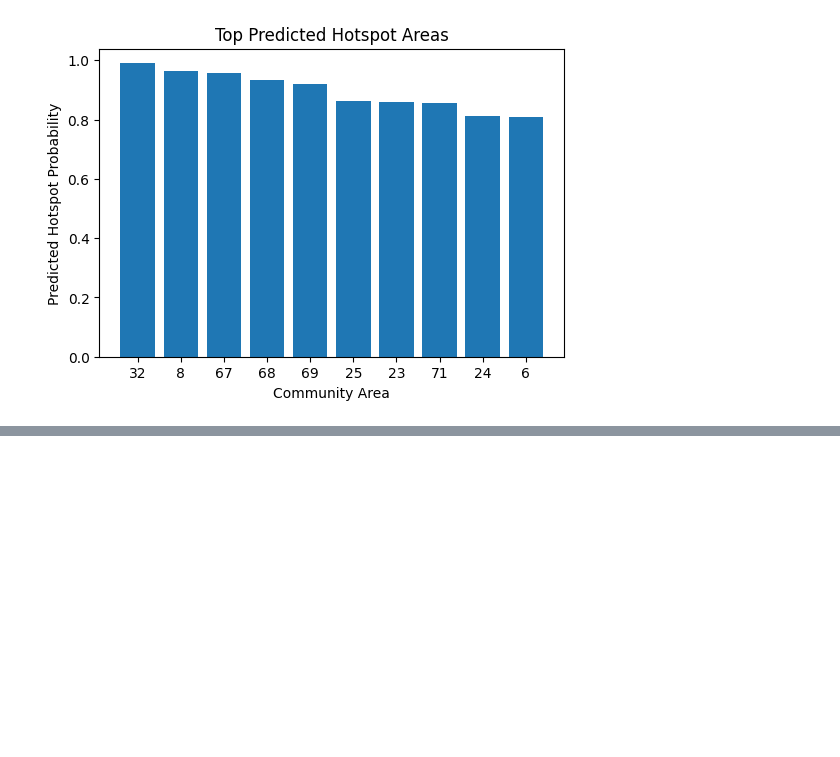
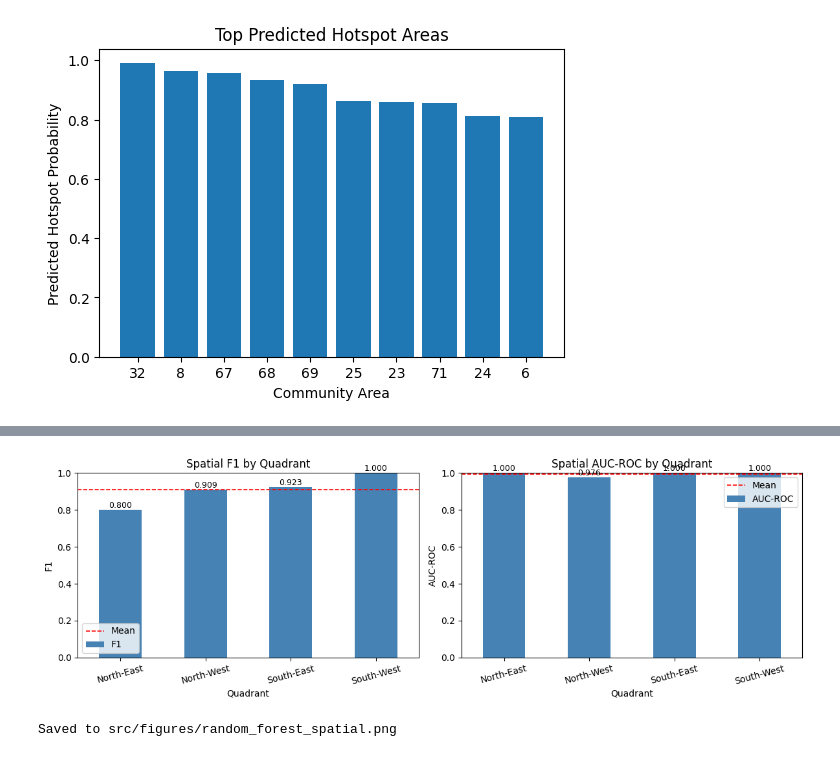
Before and after one commit to LisazhenYANG/IT5006-Group-Project, a Jupyter notebook: notebooks/random_forest.ipynb, the cells around one changed output, grey strips where cells are left out. Saved outputs shown, nothing was run; the diff lists cells and outputs as text; code cells hidden in the pictures; blank space fills up the shorter version.

Commit message:
Added Spatial Quadrant-Based Evaluation for Random forest Performance

```diff
--- a/notebooks/random_forest.ipynb
+++ b/notebooks/random_forest.ipynb
@@ -338,0 +392,22 @@ plt.show()
+# %%
+# Visualize spatial performance
+fig, axes = plt.subplots(1, 2, figsize=(12, 4))
+
+for ax, metric in zip(axes, ['F1', 'AUC-ROC']):
+    spatial_results_df[metric].plot(kind='bar', ax=ax, color='steelblue', rot=15)
+    ax.set_title(f'Spatial {metric} by Quadrant')
+    ax.set_ylabel(metric)
+    ax.set_ylim(0, 1)
+    ax.axhline(spatial_results_df[metric].mean(), color='red',
+               linestyle='--', linewidth=1.2, label='Mean')
+    ax.legend()
+    for i, v in enumerate(spatial_results_df[metric]):
+        ax.text(i, v + 0.01, f'{v:.3f}', ha='center', fontsize=9)
+
+plt.tight_layout()
+plt.savefig('../src/figures/random_forest_spatial.png', dpi=150, bbox_inches='tight')
+plt.show()
+print('Saved to src/figures/random_forest_spatial.png')
+# %% [output]
+[figure, added]
+Saved to src/figures/random_forest_spatial.png
```
Also changed, not shown: parts of 1 cell of this notebook, 1 other file.
